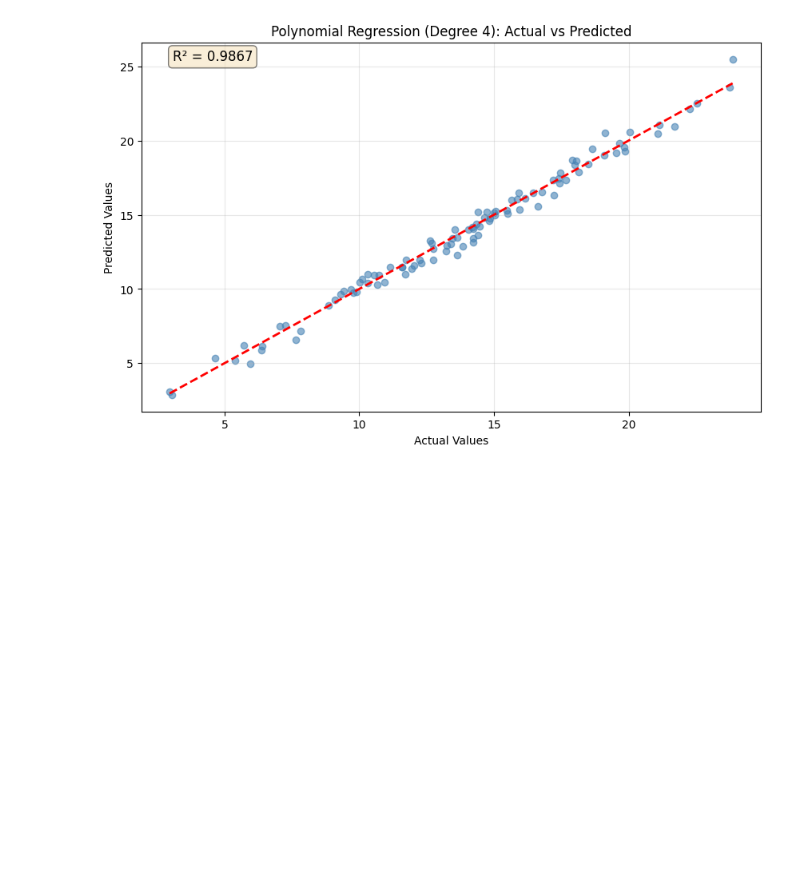
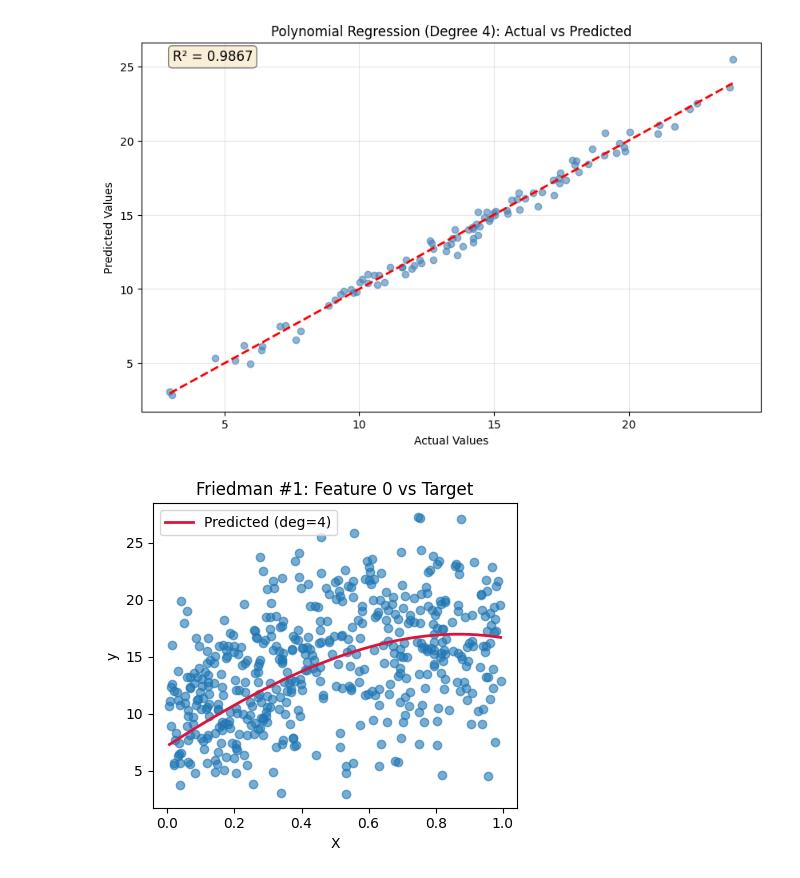
Before and after one commit to YaTut1901/machine-learning-lab-1-2, a Jupyter notebook: notebooks/task5_polynomial_regression.ipynb, the cells around one changed output. Saved outputs shown, nothing was run; the diff lists cells and outputs as text; code cells hidden in the pictures; blank space fills up the shorter version.

```diff
--- a/notebooks/task5_polynomial_regression.ipynb
+++ b/notebooks/task5_polynomial_regression.ipynb
@@ -75,3 +75,24 @@ plt.show()
 # %% [output]
 Best polynomial degree: 4 (R² = 0.9867)
 [figure]
+# %%
+
+plt.figure(figsize=(12, 4))
+ax = plt.subplot(1, 3, 1)
+ax.scatter(X[:, 0], y, alpha=0.6)
+ax.set_title('Friedman #1: Feature 0 vs Target')
+ax.set_xlabel('X'); ax.set_ylabel('y')
+
+x_min, x_max = X[:, 0].min(), X[:, 0].max()
+x_smooth = np.linspace(x_min, x_max, 300)
+X_curve = np.tile(X.mean(axis=0), (len(x_smooth), 1))
+X_curve[:, 0] = x_smooth
+y_curve = best_model.predict(X_curve)
+
+ax.plot(x_smooth, y_curve, color='crimson', linewidth=2, label=f'Predicted (deg={best_degree})')
+ax.legend()
+
+plt.tight_layout()
+plt.show()
+# %% [output]
+[figure, added]
```
Also changed, not shown: parts of 1 cell of this notebook, 3 other files.
